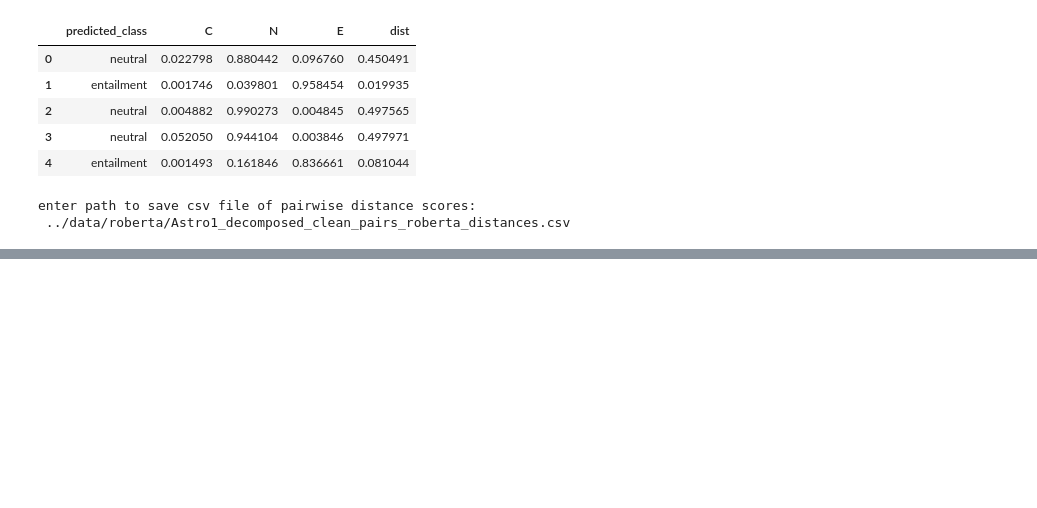
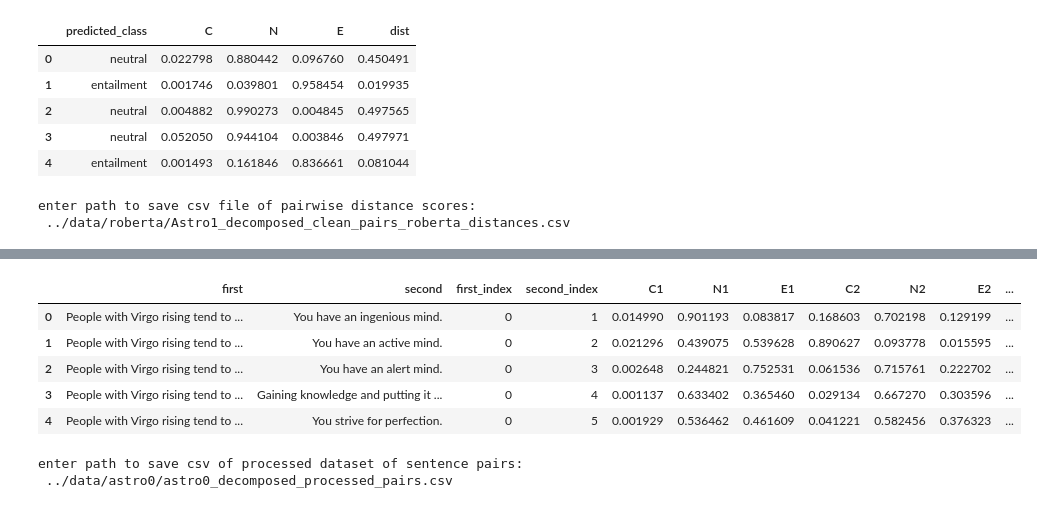
Before and after one commit to llmhyy/comments_summarization, a Jupyter notebook: src/pre-cluster.ipynb, the cells around one changed output, grey strips where cells are left out. Saved outputs shown, nothing was run; the diff lists cells and outputs as text; code cells hidden in the pictures; blank space fills up the shorter version.

Commit message:
add files to handle pre-clustering processing; in particular, processed the dataset for astro0_decomposed.

```diff
--- a/src/pre-cluster.ipynb
+++ b/src/pre-cluster.ipynb
@@ -86,0 +247,16 @@ enter path to save csv file of pairwise distance scores:
+# %%
+final_df = final_df.drop(['Unnamed: 0'], axis='columns')
+final_df.head()
+# %% [output]
+|  | first | second | first_index | second_index | C1 | N1 | E1 | C2 | N2 | E2 | ... |
+| 0 | People with Virgo rising tend to ... | You have an ingenious mind. | 0 | 1 | 0.014990 | 0.901193 | 0.083817 | 0.168603 | 0.702198 | 0.129199 | ... |
+| 1 | People with Virgo rising tend to ... | You have an active mind. | 0 | 2 | 0.021296 | 0.439075 | 0.539628 | 0.890627 | 0.093778 | 0.015595 | ... |
+| 2 | People with Virgo rising tend to ... | You have an alert mind. | 0 | 3 | 0.002648 | 0.244821 | 0.752531 | 0.061536 | 0.715761 | 0.222702 | ... |
+| 3 | People with Virgo rising tend to ... | Gaining knowledge and putting it ... | 0 | 4 | 0.001137 | 0.633402 | 0.365460 | 0.029134 | 0.667270 | 0.303596 | ... |
+| 4 | People with Virgo rising tend to ... | You strive for perfection. | 0 | 5 | 0.001929 | 0.536462 | 0.461609 | 0.041221 | 0.582456 | 0.376323 | ... |
+# %%
+path = input('enter path to save csv of processed dataset of sentence pairs:\n')
+final_df.to_csv(path)
+# %% [output]
+enter path to save csv of processed dataset of sentence pairs:
+ ../data/astro0/astro0_decomposed_processed_pairs.csv
```
Also changed, not shown: parts of 18 cells of this notebook, 3 other files.
